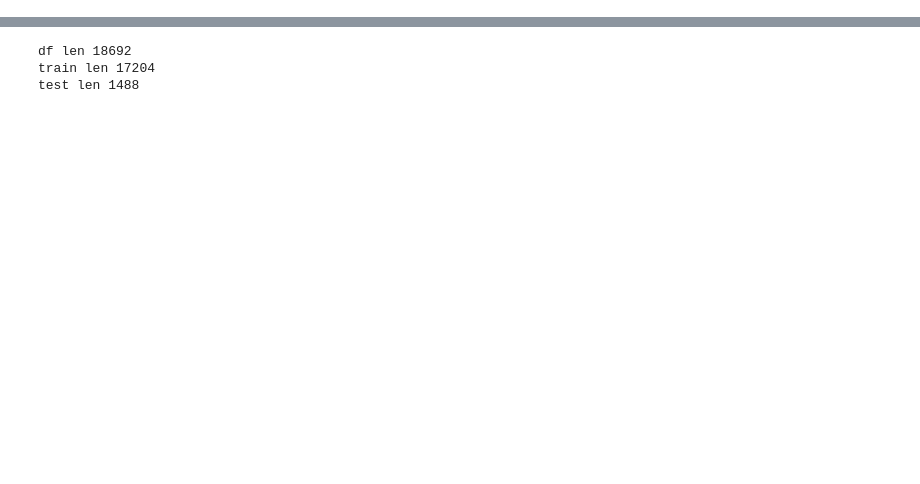
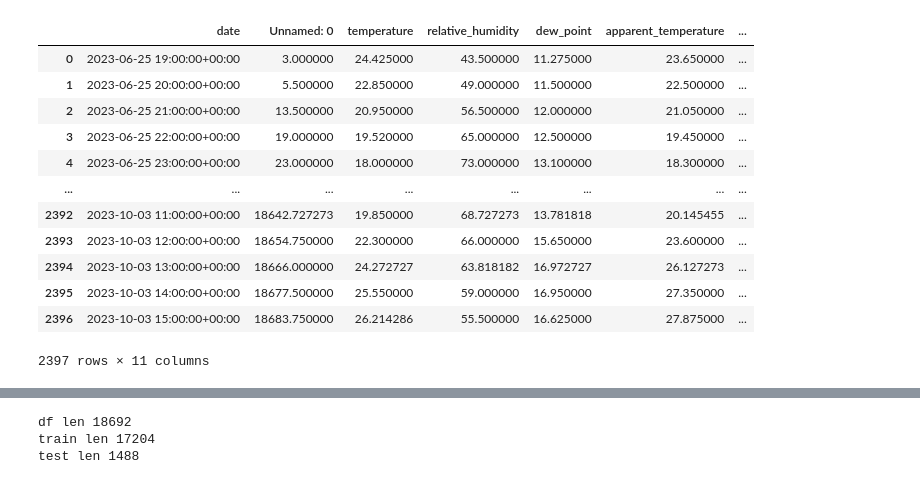
Before and after one commit to jasasuster/mbajk_prediction_system, a Jupyter notebook: notebooks/train_model.ipynb, the cells around one changed output, grey strips where cells are left out. Saved outputs shown, nothing was run; the diff lists cells and outputs as text; code cells hidden in the pictures; blank space fills up the shorter version.

```diff
--- a/notebooks/train_model.ipynb
+++ b/notebooks/train_model.ipynb
@@ -24,0 +51,25 @@ plt.show()
+# %%
+# agregacija podatkov
+df.set_index('date', inplace=True)
+
+# Resample the data to hourly intervals and calculate the mean
+hourly_data = df.resample('H').mean()
+
+# Reset the index if you want the 'date' column back as a regular column
+hourly_data.reset_index(inplace=True)
+
+hourly_data
+# %% [output]
+|  | date | Unnamed: 0 | temperature | relative_humidity | dew_point | apparent_temperature | ... |
+| 0 | 2023-06-25 19:00:00+00:00 | 3.000000 | 24.425000 | 43.500000 | 11.275000 | 23.650000 | ... |
+| 1 | 2023-06-25 20:00:00+00:00 | 5.500000 | 22.850000 | 49.000000 | 11.500000 | 22.500000 | ... |
+| 2 | 2023-06-25 21:00:00+00:00 | 13.500000 | 20.950000 | 56.500000 | 12.000000 | 21.050000 | ... |
+| 3 | 2023-06-25 22:00:00+00:00 | 19.000000 | 19.520000 | 65.000000 | 12.500000 | 19.450000 | ... |
+| 4 | 2023-06-25 23:00:00+00:00 | 23.000000 | 18.000000 | 73.000000 | 13.100000 | 18.300000 | ... |
+| ... | ... | ... | ... | ... | ... | ... | ... |
+| 2392 | 2023-10-03 11:00:00+00:00 | 18642.727273 | 19.850000 | 68.727273 | 13.781818 | 20.145455 | ... |
+| 2393 | 2023-10-03 12:00:00+00:00 | 18654.750000 | 22.300000 | 66.000000 | 15.650000 | 23.600000 | ... |
+| 2394 | 2023-10-03 13:00:00+00:00 | 18666.000000 | 24.272727 | 63.818182 | 16.972727 | 26.127273 | ... |
+| 2395 | 2023-10-03 14:00:00+00:00 | 18677.500000 | 25.550000 | 59.000000 | 16.950000 | 27.350000 | ... |
+| 2396 | 2023-10-03 15:00:00+00:00 | 18683.750000 | 26.214286 | 55.500000 | 16.625000 | 27.875000 | ... |
+2397 rows × 11 columns
```
Also changed, not shown: parts of 11 cells of this notebook, 38 other files.
